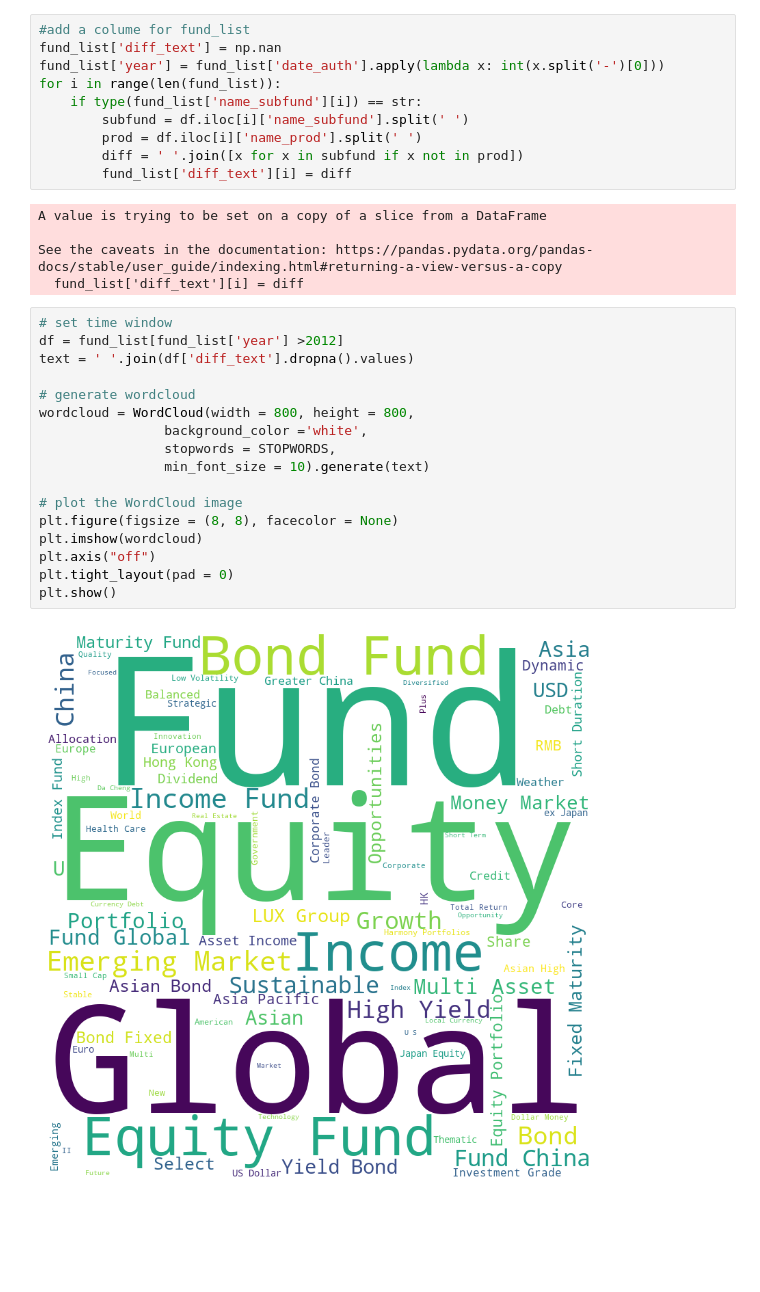
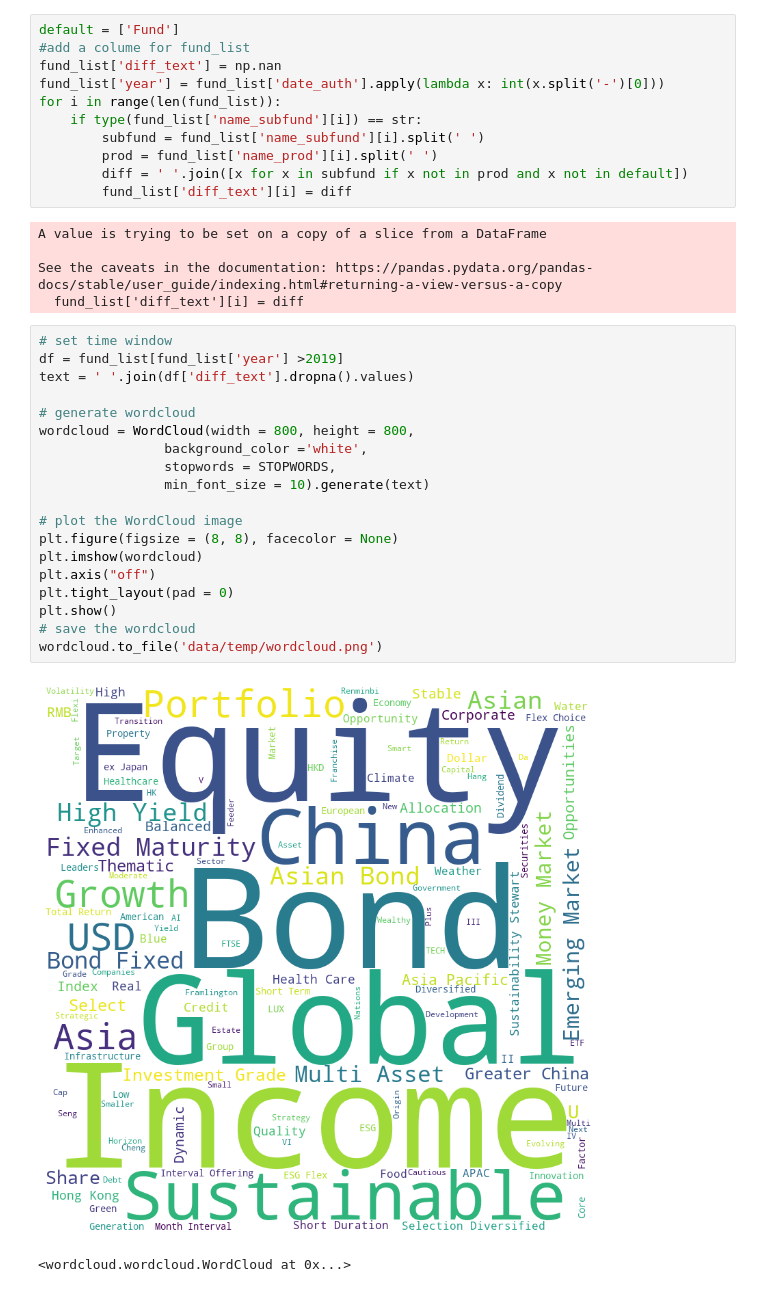
Before and after one commit to Adrian-Yan/FundsData, a Jupyter notebook: 9_dataAnalysis.ipynb, the cells around one changed output. Saved outputs shown, nothing was run; the diff lists cells and outputs as text; blank space fills up the shorter version.

```diff
--- a/9_dataAnalysis.ipynb
+++ b/9_dataAnalysis.ipynb
@@ -7,14 +7,15 @@ import matplotlib.pyplot as plt
 # Read in the data
 fund_list = pd.read_csv('data/temp/fund_list_2022-12-04.csv')
 # %%
+default = ['Fund']
 #add a colume for fund_list
 fund_list['diff_text'] = np.nan
 fund_list['year'] = fund_list['date_auth'].apply(lambda x: int(x.split('-')[0]))
 for i in range(len(fund_list)):
     if type(fund_list['name_subfund'][i]) == str:
-        subfund = df.iloc[i]['name_subfund'].split(' ')
-        prod = df.iloc[i]['name_prod'].split(' ')
-        diff = ' '.join([x for x in subfund if x not in prod])
+        subfund = fund_list['name_subfund'][i].split(' ')
+        prod = fund_list['name_prod'][i].split(' ')
+        diff = ' '.join([x for x in subfund if x not in prod and x not in default])
         fund_list['diff_text'][i] = diff
 # %% [output]
 A value is trying to be set on a copy of a slice from a DataFrame
@@ -23,20 +24,23 @@ See the caveats in the documentation: https://pandas.pydata.org/pandas-docs/stab
   fund_list['diff_text'][i] = diff
 # %%
 # set time window
-df = fund_list[fund_list['year'] >2012]
+df = fund_list[fund_list['year'] >2019]
 text = ' '.join(df['diff_text'].dropna().values)
 
 # generate wordcloud
 wordcloud = WordCloud(width = 800, height = 800,
                 background_color ='white',
                 stopwords = STOPWORDS,
                 min_font_size = 10).generate(text)
 
 # plot the WordCloud image
 plt.figure(figsize = (8, 8), facecolor = None)
 plt.imshow(wordcloud)
 plt.axis("off")
 plt.tight_layout(pad = 0)
 plt.show()
+# save the wordcloud
+wordcloud.to_file('data/temp/wordcloud.png')
 # %% [output]
-[figure, old version]
+[figure, new version]
+<wordcloud.wordcloud.WordCloud at 0x...>
```
Also changed, not shown: parts of 1 cell of this notebook, 10 other files.
